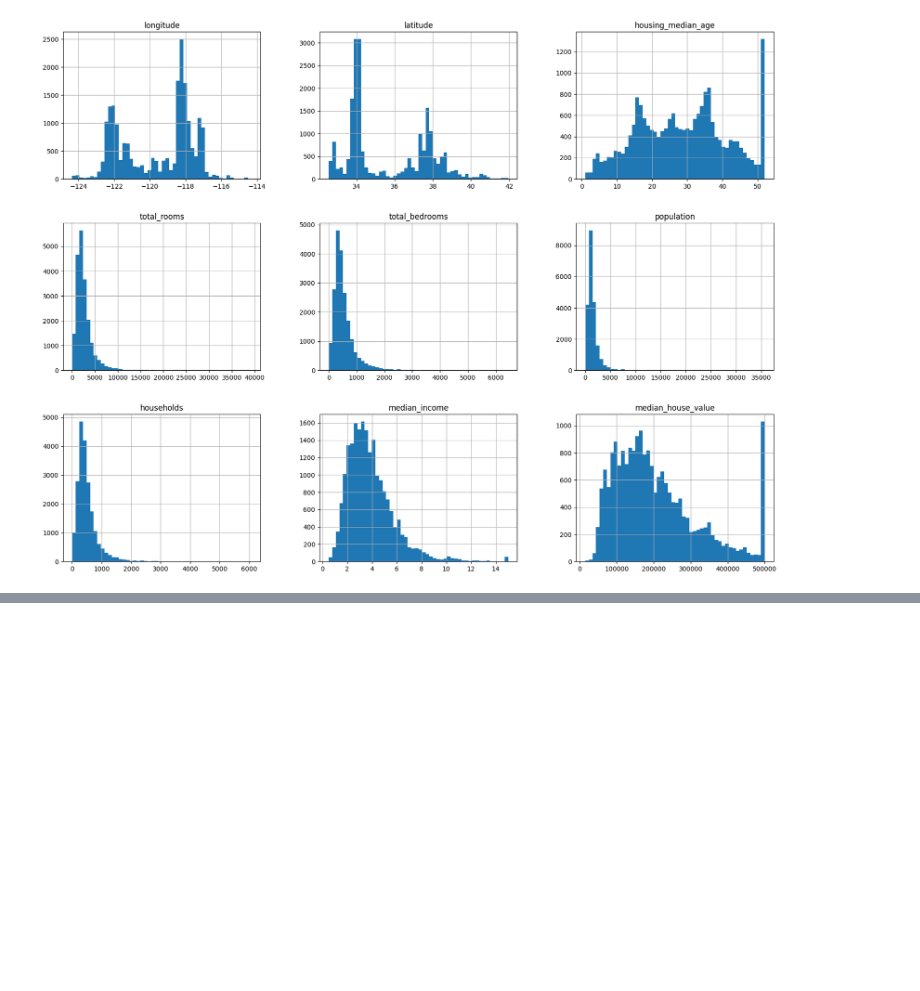
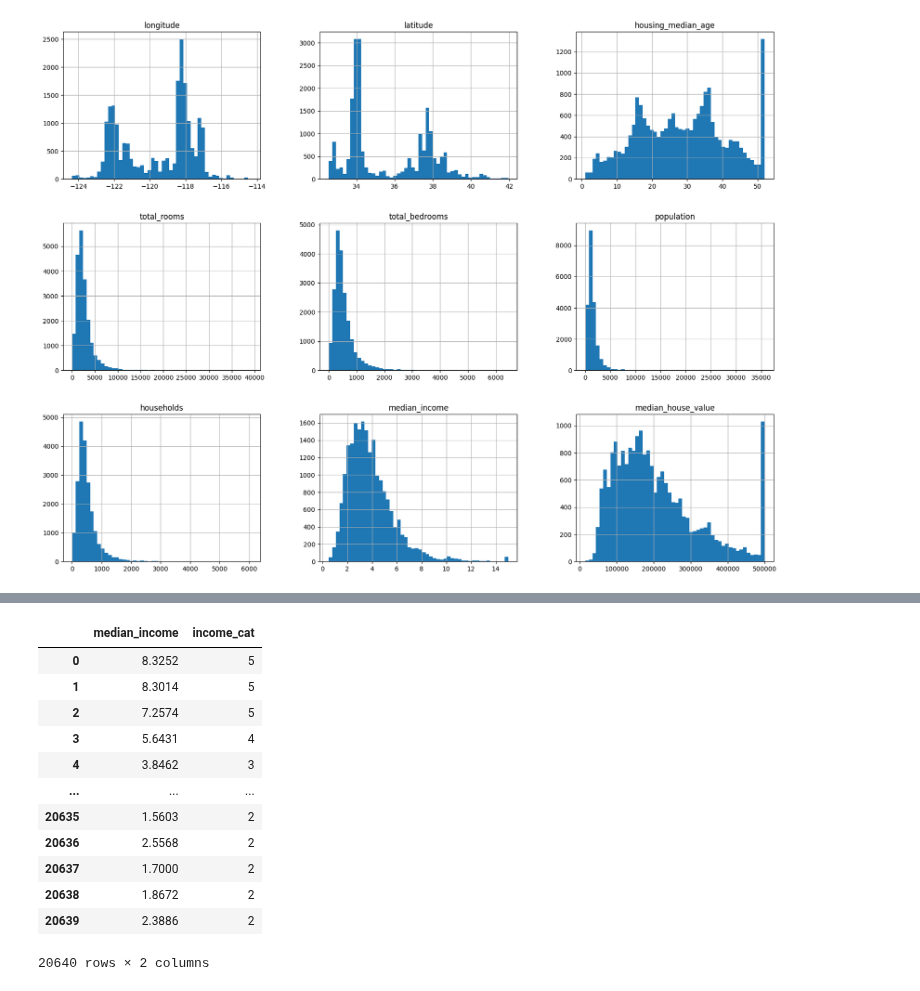
Before and after one commit to DougFigueroa/machine-learning-notebooks, a Jupyter notebook: linear_regression_housing/Housing.ipynb, the cells around one changed output, grey strips where cells are left out. Saved outputs shown, nothing was run; the diff lists cells and outputs as text; code cells hidden in the pictures; blank space fills up the shorter version.

```diff
--- a/linear_regression_housing/Housing.ipynb
+++ b/linear_regression_housing/Housing.ipynb
@@ -116,0 +132,21 @@ Size of the test set: 4128
+# %%
+# median income is a continuos number, we will convert it into categorical data using pd.cut
+# this will creates groups for example: Group 1 for median income from 0 to 1.5)
+housing['income_cat'] = pd.cut(housing['median_income'],
+                              bins=[0.,1.5,3.0,4.5,6, np.inf],
+                              labels=[1,2,3,4,5])
+housing[['median_income','income_cat']]
+# %% [output]
+|  | median_income | income_cat |
+| 0 | 8.3252 | 5 |
+| 1 | 8.3014 | 5 |
+| 2 | 7.2574 | 5 |
+| 3 | 5.6431 | 4 |
+| 4 | 3.8462 | 3 |
+| ... | ... | ... |
+| 20635 | 1.5603 | 2 |
+| 20636 | 2.5568 | 2 |
+| 20637 | 1.7000 | 2 |
+| 20638 | 1.8672 | 2 |
+| 20639 | 2.3886 | 2 |
+20640 rows × 2 columns
```
Also changed, not shown: parts of 13 cells of this notebook.
